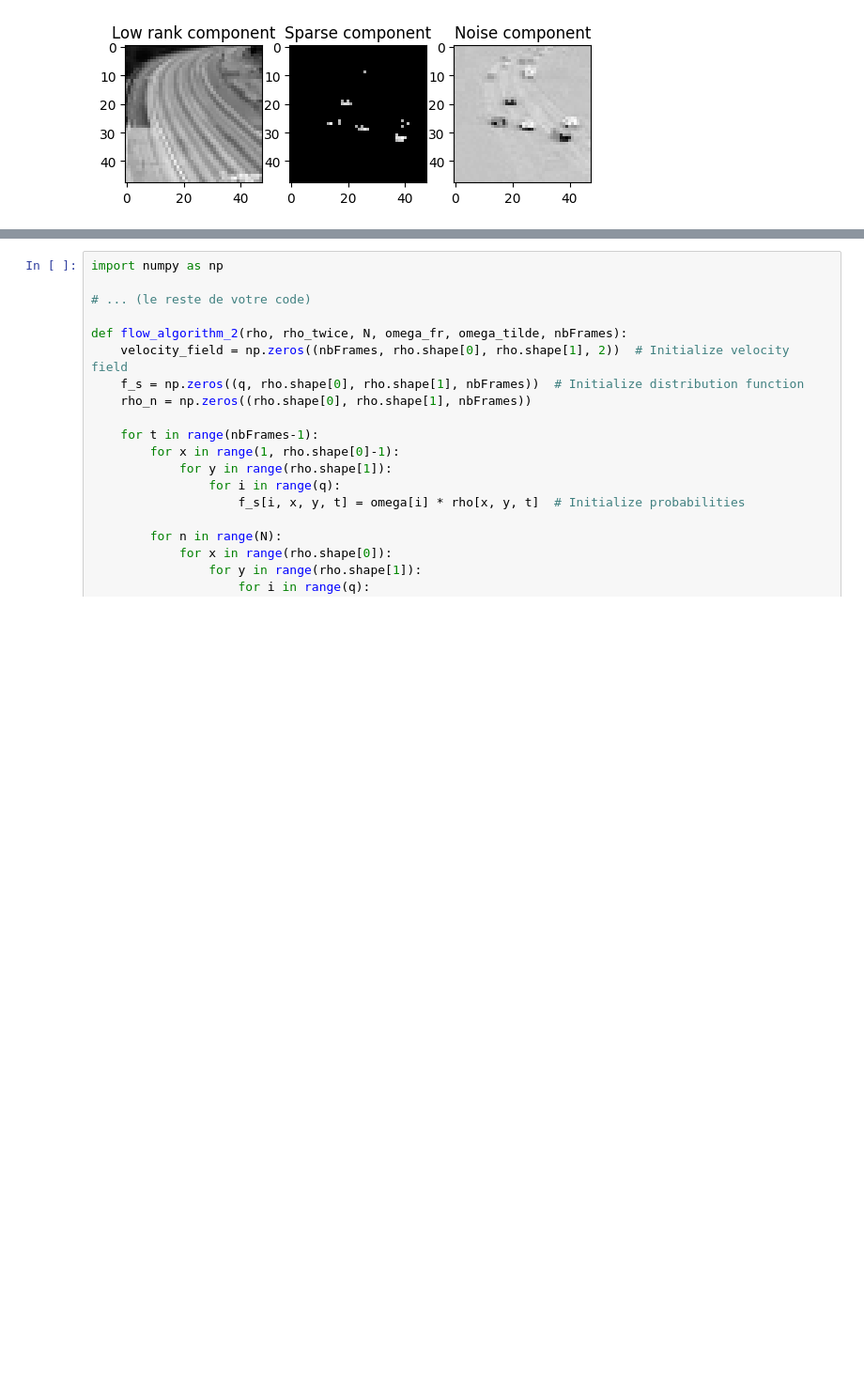
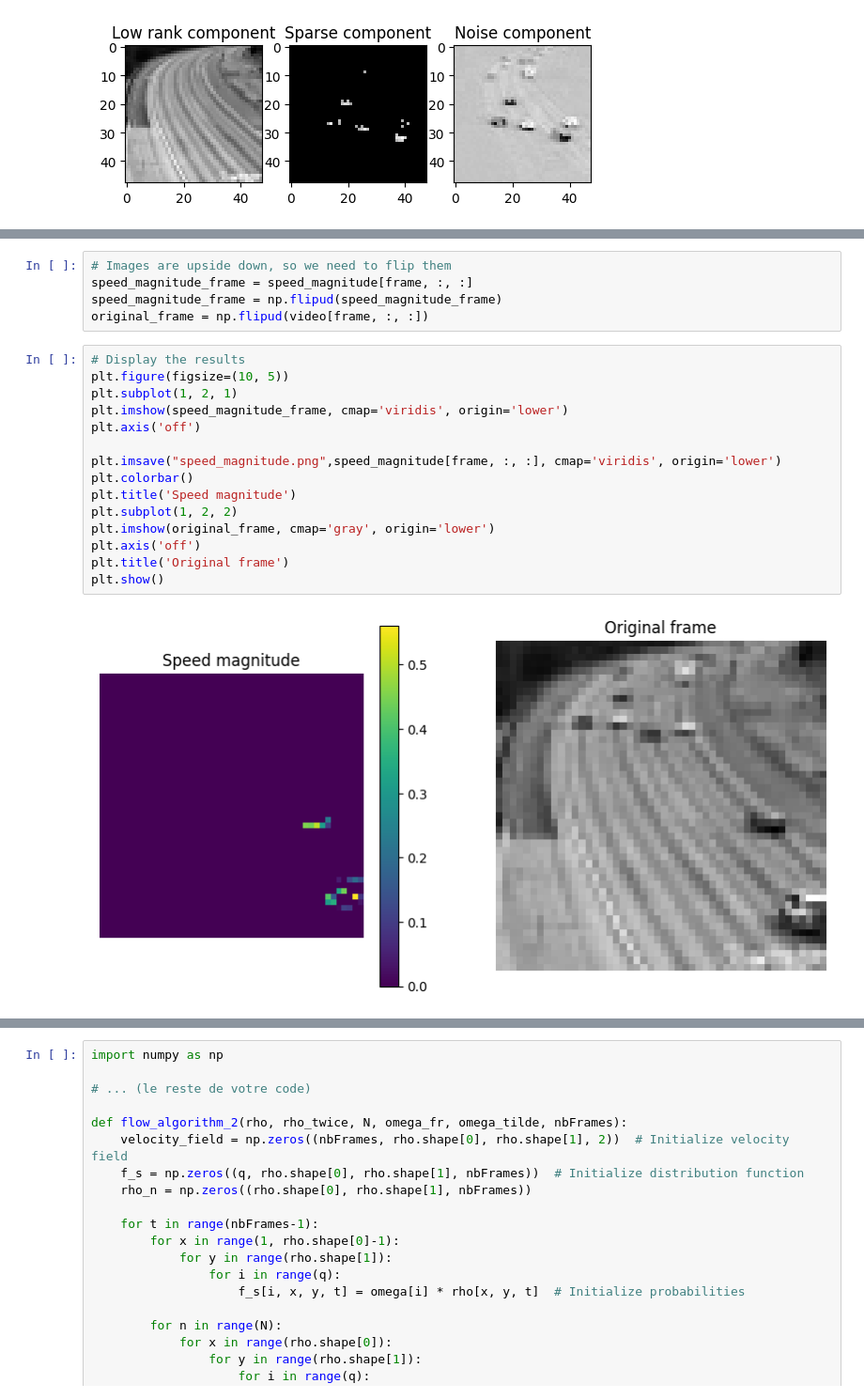
Before and after one commit to Norman-lib/LLBMOF-project, a Jupyter notebook: Example.ipynb, the cells around one changed output, grey strips where cells are left out. Shown at 94% size. Cells and saved outputs as stored; diff of their text form; blank space fills up the shorter version.

```diff
--- a/Example.ipynb
+++ b/Example.ipynb
@@ -183,3 +119,25 @@ plt.show()
+# %%
+# Images are upside down, so we need to flip them
+speed_magnitude_frame = speed_magnitude[frame, :, :]
+speed_magnitude_frame = np.flipud(speed_magnitude_frame)
+original_frame = np.flipud(video[frame, :, :])
+# %%
+# Display the results
+plt.figure(figsize=(10, 5))
+plt.subplot(1, 2, 1)
+plt.imshow(speed_magnitude_frame, cmap='viridis', origin='lower')
+plt.axis('off')
+
+plt.imsave("speed_magnitude.png",speed_magnitude[frame, :, :], cmap='viridis', origin='lower')
+plt.colorbar()
+plt.title('Speed magnitude')
+plt.subplot(1, 2, 2)
+plt.imshow(original_frame, cmap='gray', origin='lower')
+plt.axis('off')
+plt.title('Original frame')
+plt.show()
+# %% [output]
+[figure, added]
 # %%
 frame_index = 1
 selected_frame = velocity_field[frame_index]
```
Also changed, not shown: parts of 12 cells of this notebook, 1 other file.
